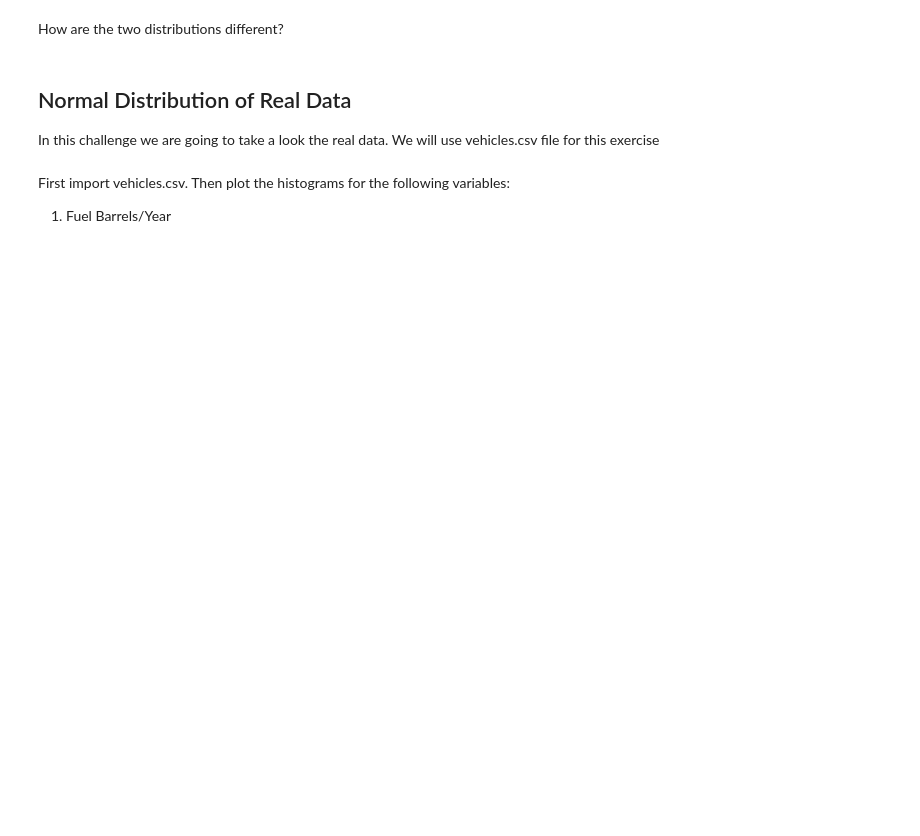
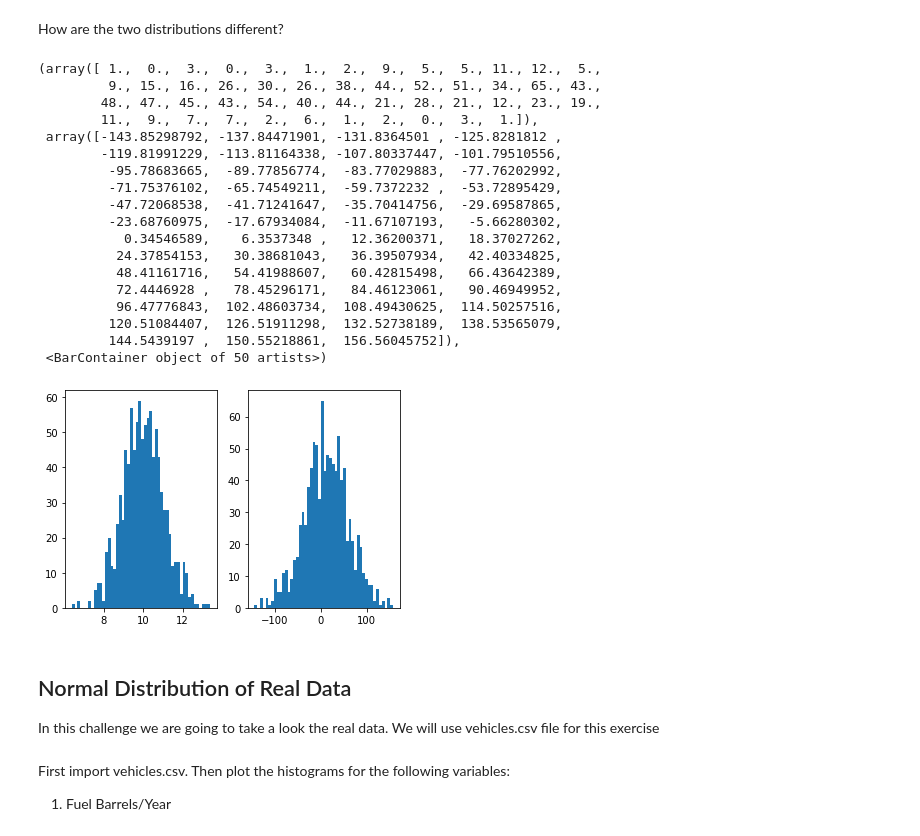
Before and after one commit to Ironhack-Data-Madrid-Marzo-2021/lab-continuous-probability-distribution, a Jupyter notebook: your-code/main.ipynb, the cells around one changed output. Saved outputs shown, nothing was run; the diff lists cells and outputs as text; code cells hidden in the pictures; blank space fills up the shorter version.

```diff
--- a/your-code/main.ipynb
+++ b/your-code/main.ipynb
@@ -64,2 +85,10 @@ Expected output:
+# %%
+# your code here
+def distribution_norm(mean, std):
+    distribution = norm(loc = mean, scale = std)
+    return distribution.rvs(size=1000)
+
+num1 = distribution_norm(10, 1)
+num2 = distribution_norm(10, 50)
 # %% [markdown]
 How are the two distributions different?
@@ -68,3 +95,28 @@ How are the two distributions different?
+# %%
+# your answer below
+fig, (ax1, ax2) = plt.subplots(1, 2)
+ax1.hist(num1, bins=50)
+ax2.hist(num2, bins=50)
+# %% [output]
+(array([ 1.,  0.,  3.,  0.,  3.,  1.,  2.,  9.,  5.,  5., 11., 12.,  5.,
+         9., 15., 16., 26., 30., 26., 38., 44., 52., 51., 34., 65., 43.,
+        48., 47., 45., 43., 54., 40., 44., 21., 28., 21., 12., 23., 19.,
+        11.,  9.,  7.,  7.,  2.,  6.,  1.,  2.,  0.,  3.,  1.]),
+ array([-143.85298792, -137.84471901, -131.8364501 , -125.8281812 ,
+        -119.81991229, -113.81164338, -107.80337447, -101.79510556,
+         -95.78683665,  -89.77856774,  -83.77029883,  -77.76202992,
+         -71.75376102,  -65.74549211,  -59.7372232 ,  -53.72895429,
+         -47.72068538,  -41.71241647,  -35.70414756,  -29.69587865,
+         -23.68760975,  -17.67934084,  -11.67107193,   -5.66280302,
+           0.34546589,    6.3537348 ,   12.36200371,   18.37027262,
+          24.37854153,   30.38681043,   36.39507934,   42.40334825,
+          48.41161716,   54.41988607,   60.42815498,   66.43642389,
+          72.4446928 ,   78.45296171,   84.46123061,   90.46949952,
+          96.47776843,  102.48603734,  108.49430625,  114.50257516,
+         120.51084407,  126.51911298,  132.52738189,  138.53565079,
+         144.5439197 ,  150.55218861,  156.56045752]),
+ <BarContainer object of 50 artists>)
+[figure, added]
 # %% [markdown]
 ## Normal Distribution of Real Data
 
```
Also changed, not shown: parts of 20 cells of this notebook.
